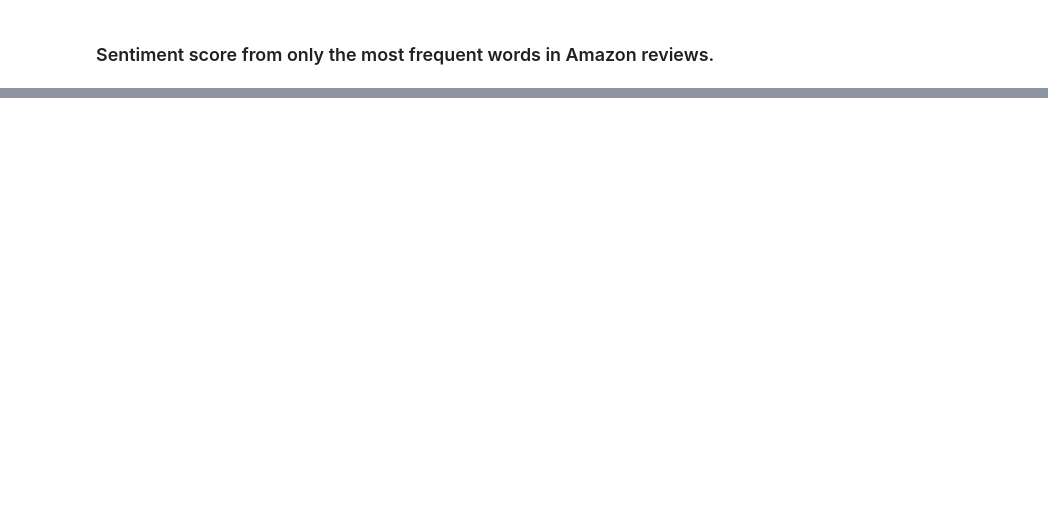
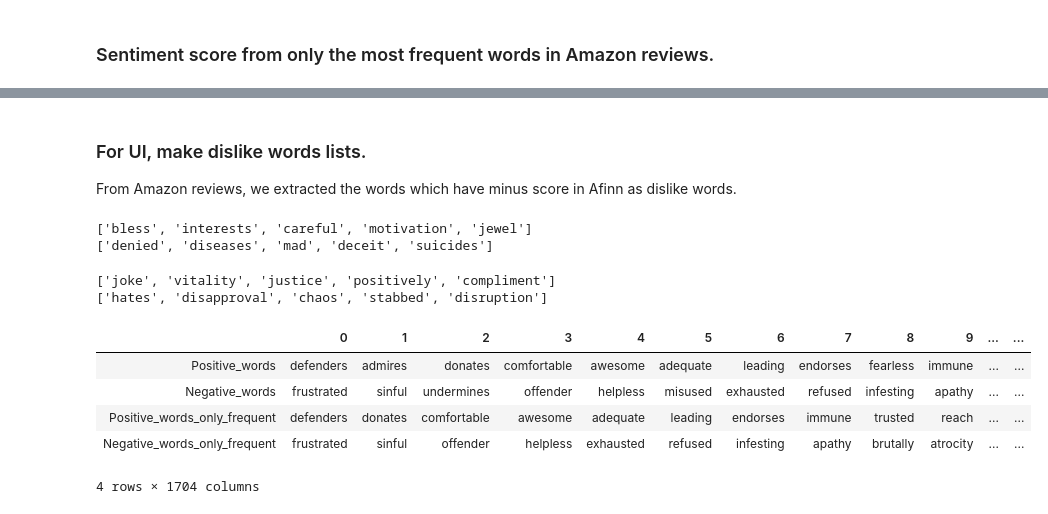
Before and after one commit to KKanakaraj/Amazon-Reviews-Infectious-Disease, a Jupyter notebook: notebooks/Labeling_with_Afinn_score.ipynb, the cells around one changed output, grey strips where cells are left out. Cells and saved outputs as stored; diff of their text form; code cells hidden in the pictures; blank space fills up the shorter version.

```diff
--- a/notebooks/Labeling_with_Afinn_score.ipynb
+++ b/notebooks/Labeling_with_Afinn_score.ipynb
@@ -113,6 +163,13 @@ stemmed.head()
 | 46 | A3KJ9TZ2HLL7SA | 5901002482 | I wrote an earlier scathing revie... | 1 | Packaging problem | 2012-11-28 | [wrote, earlier, scathing, review... | [harsh, apologize, disappointed, ... | ... |
 | 48 | ACEL2LY99MAB0 | 6162362183 | I read the reviews before I bough... | 2 | Very disappointed. | 2014-04-21 | [read, reviews, bought, it, got, ... | [excited, good, destroyed, mad, d... | ... |
 | 61 | A2F3CK8F9VIFPL | 616719923X | I bought it because i like green ... | 1 | Yuck | 2013-07-29 | [bought, like, green, tea, taste,... | [like, bad] | ... |
+# %%
+l_words = stemmed['afinnWords'].values.tolist()
+l_words = flatten(l_words)
+l_scores = [afinn.scores_with_pattern(x) for x in l_words]
+words_scores = list(zip(l_words, l_scores))
+positive_words = set([word for word, score in words_scores if score[0] > 0])
+negative_words = set([word for word, score in words_scores if score[0] < 0])
 # %%
 stemmed.groupby(by=['afinnWordsLen']).describe()
 # %% [output]
@@ -148,4 +205,6 @@ stemmed_frequent['afinnWords'] = stemmed['afinnWords'].apply(lambda x : [i for i
 stemmed_frequent['afinnScores'] = stemmed_frequent['reviewText'].apply(lambda x : afinn.scores_with_pattern(x))
 stemmed_frequent['afinnTotalScore'] = stemmed_frequent['reviewText'].apply(lambda x : afinn.score_with_pattern(x))
 stemmed_frequent['afinnWordsLen'] = stemmed_frequent['afinnWords'].apply(lambda x : len(x))
+# %%
+stemmed_frequent['afinnMeanScore'] = stemmed_frequent['afinnTotalScore']/stemmed_frequent['afinnWordsLen']
 # %%
@@ -153,2 +219,9 @@ stemmed.head()
+# %%
+l_frequent_words = stemmed_frequent['afinnWords'].values.tolist()
+l_frequent_words = flatten(l_frequent_words)
+l_frequent_scores = [afinn.scores_with_pattern(x) for x in l_frequent_words]
+words_scores = list(zip(l_frequent_words, l_frequent_scores))
+positive_frequent_words = set([word for word, score in words_scores if score[0] > 0])
+negative_frequent_words = set([word for word, score in words_scores if score[0] < 0])
 # %%
 stemmed.groupby(by=['afinnWordsLen']).describe()
@@ -154,0 +244,27 @@ stemmed.groupby(by=['afinnWordsLen']).describe()
+# %% [markdown]
+### For UI, make dislike words lists.
+From Amazon reviews, we extracted the words which have minus score in Afinn as dislike words.
+# %%
+# Like and Dislike words list from all of the reviews.
+print(random.sample(positive_words, 5))
+print(random.sample(negative_words, 5))
+# %% [output]
+['bless', 'interests', 'careful', 'motivation', 'jewel']
+['denied', 'diseases', 'mad', 'deceit', 'suicides']
+# %%
+print(random.sample(positive_frequent_words, 5))
+print(random.sample(negative_frequent_words, 5))
+# %% [output]
+['joke', 'vitality', 'justice', 'positively', 'compliment']
+['hates', 'disapproval', 'chaos', 'stabbed', 'disruption']
+# %%
+df = pd.DataFrame([positive_words, negative_words, positive_frequent_words, negative_frequent_words], index = ["Positive_words", "Negative_words", "Positive_words_only_frequent", "Negative_words_only_frequent"])
+# %%
+df
+# %% [output]
+|  | 0 | 1 | 2 | 3 | 4 | 5 | 6 | 7 | 8 | 9 | ... | ... |
+| Positive_words | defenders | admires | donates | comfortable | awesome | adequate | leading | endorses | fearless | immune | ... | ... |
+| Negative_words | frustrated | sinful | undermines | offender | helpless | misused | exhausted | refused | infesting | apathy | ... | ... |
+| Positive_words_only_frequent | defenders | donates | comfortable | awesome | adequate | leading | endorses | immune | trusted | reach | ... | ... |
+| Negative_words_only_frequent | frustrated | sinful | offender | helpless | exhausted | refused | infesting | apathy | brutally | atrocity | ... | ... |
+4 rows × 1704 columns
```
Also changed, not shown: parts of 10 cells of this notebook, 3 other files.
